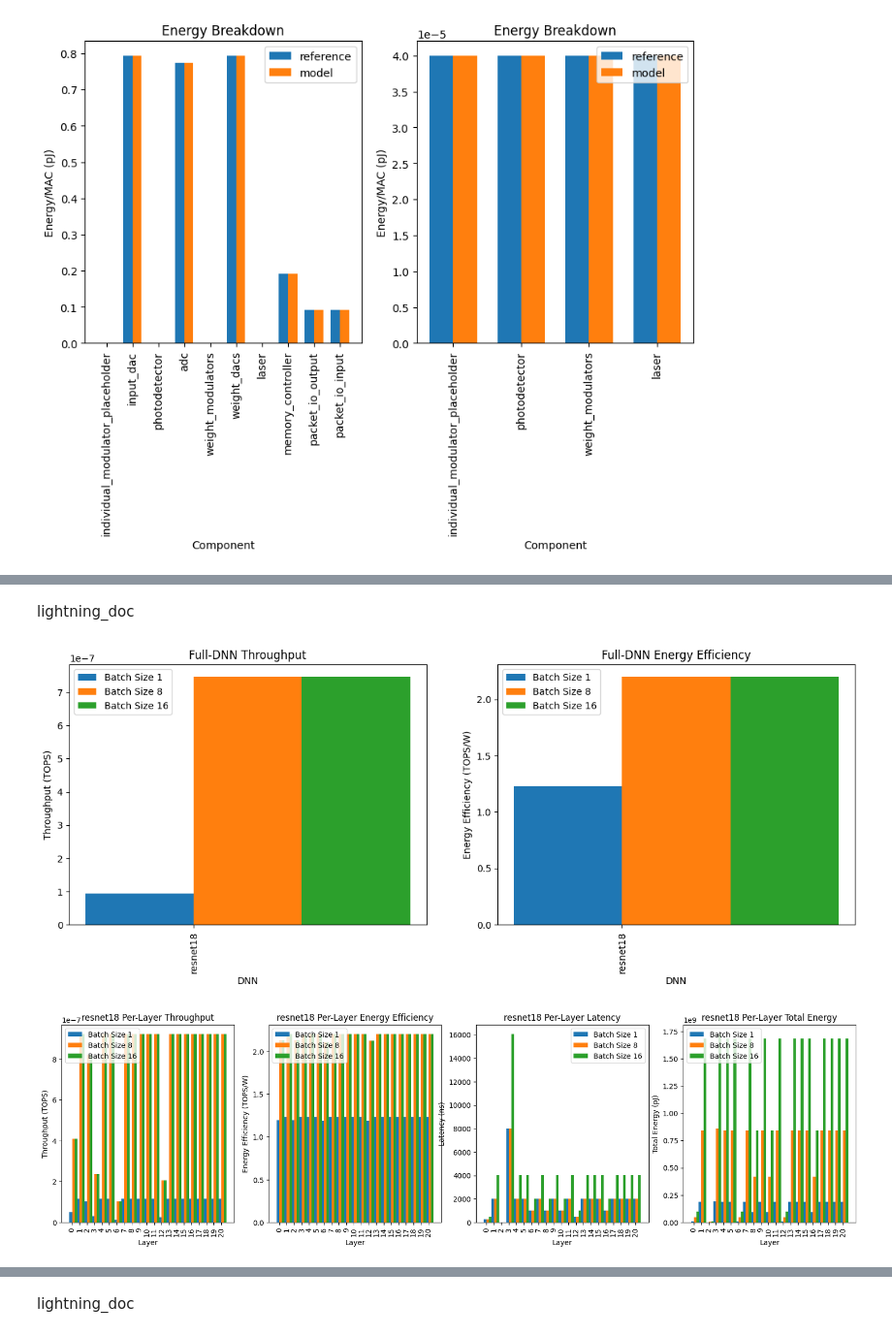
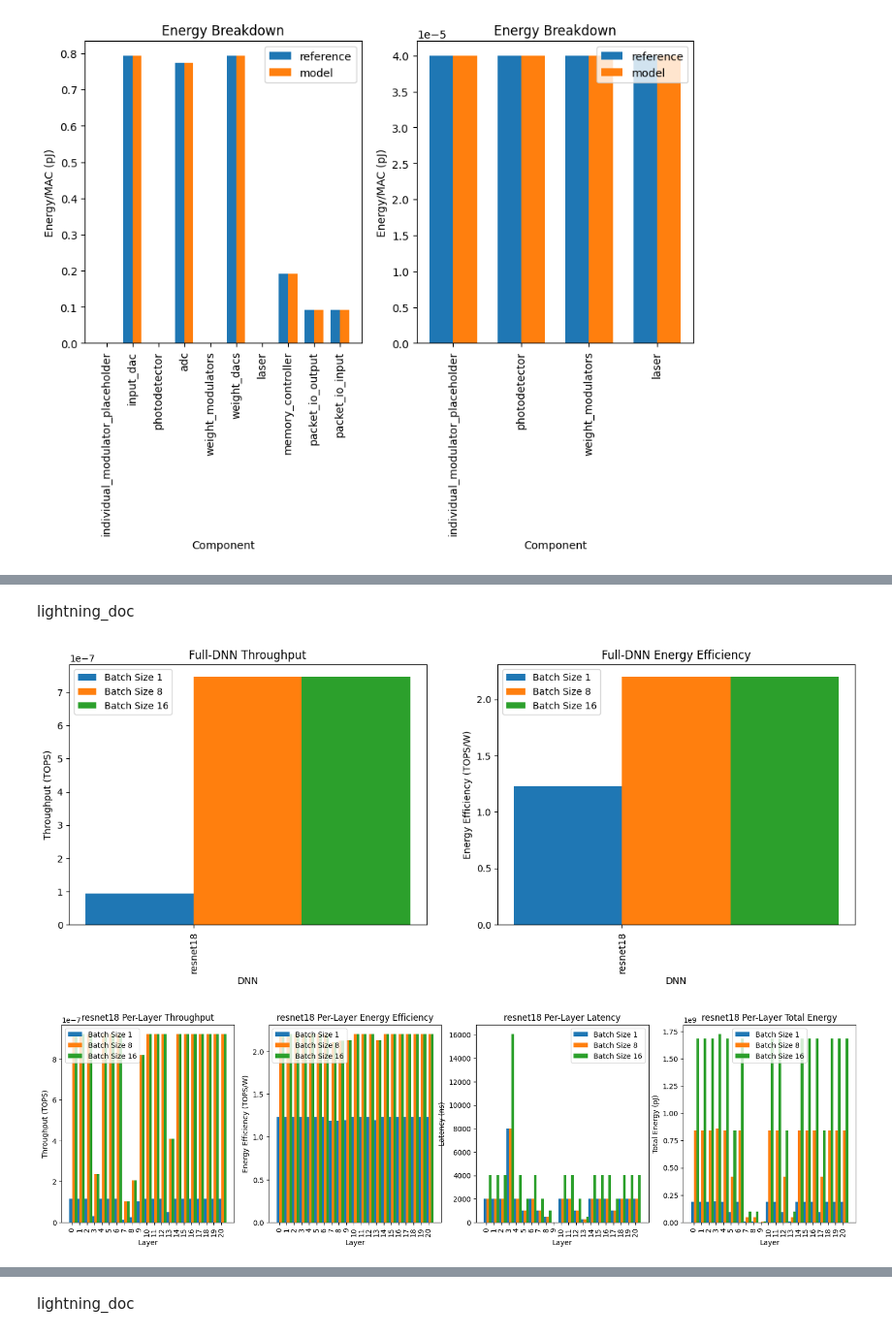
Before and after one commit to czarkos/ka-chow, a Jupyter notebook: workspace/models/arch/1_macro/lightning_sigc_2023/lightning_guide.ipynb, the cells around one changed output, grey strips where cells are left out. Shown at 97% size. Saved outputs shown, nothing was run; the diff lists cells and outputs as text; code cells hidden in the pictures.

```diff
--- a/workspace/models/arch/1_macro/lightning_sigc_2023/lightning_guide.ipynb
+++ b/workspace/models/arch/1_macro/lightning_sigc_2023/lightning_guide.ipynb
@@ -132,10 +134,11 @@ for i, dnn in enumerate(["alexnet"]):
         "test_full_dnn",
         dnn_name=dnn,
         show_doc=(i == 0),
-        num_parallel_batches=8,
-        batch_sizes=[1, 8, 16]
+        batch_sizes=[1, 8, 16],
+        num_parallel_wavelengths=[24],
+        num_parallel_batches=[8],
+        num_parallel_weights=[24]
     )
-
 
 fig, axs = plt.subplots(1, 2, figsize=(15, 5))
 
@@ -202,10 +207,11 @@ for i, dnn in enumerate(["resnet18"]):
         "test_full_dnn",
         dnn_name=dnn,
         show_doc=i == 0,
-        num_parallel_batches=8,
-        batch_sizes=[1, 8, 16]
+        batch_sizes=[1, 8, 16],
+        num_parallel_wavelengths=[24],
+        num_parallel_batches=[8],
+        num_parallel_weights=[24]
     )
-
 
 fig, axs = plt.subplots(1, 2, figsize=(15, 5))
 
@@ -230,32 +236,32 @@ for ax, data, title, ylabel in [
         title=f"Full-DNN {title}",
         ax=ax,
     )
 
 # Per-Layer Results
 for dnn, result in results.items():
     fig, ax = plt.subplots(1, 4, figsize=(20, 5))
     for ax, attrname, title, ylabel in [
         (ax[0], "tops", "Throughput", "TOPS"),
         (ax[1], "tops_per_w", "Energy Efficiency", "TOPS/W"),
         (ax[2], "latency", "Latency", "ns"),
         (ax[3], "total_energy", "Total Energy", "pJ"),
     ]:
         per_layer_results = {}
         for j, same_layers in enumerate(zip(*result.split_by("BATCH_SIZE"))):
             per_layer_results[j] = {
                 f'Batch Size {r.variables["BATCH_SIZE"]}': getattr(r, attrname)
                 for r in same_layers
             }
         bar_side_by_side(
             per_layer_results,
             xlabel="Layer",
             ylabel=f"{title} ({ylabel})",
             title=f"{dnn} Per-Layer {title}",
             ax=ax,
         )
 # %% [output]
 
    lightning_doc
 [figure]
-[figure, old version]
+[figure, new version]
 # %%
```
Also changed, not shown: parts of 11 cells of this notebook, 1 other file.
